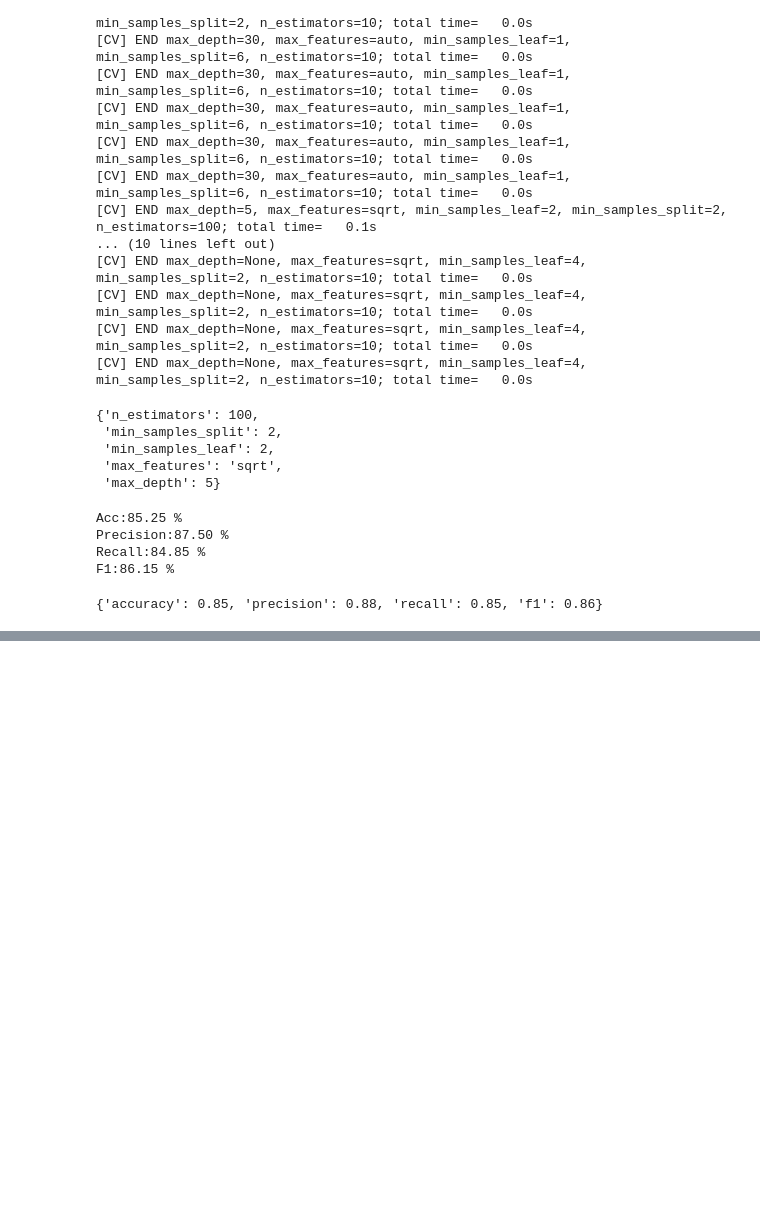
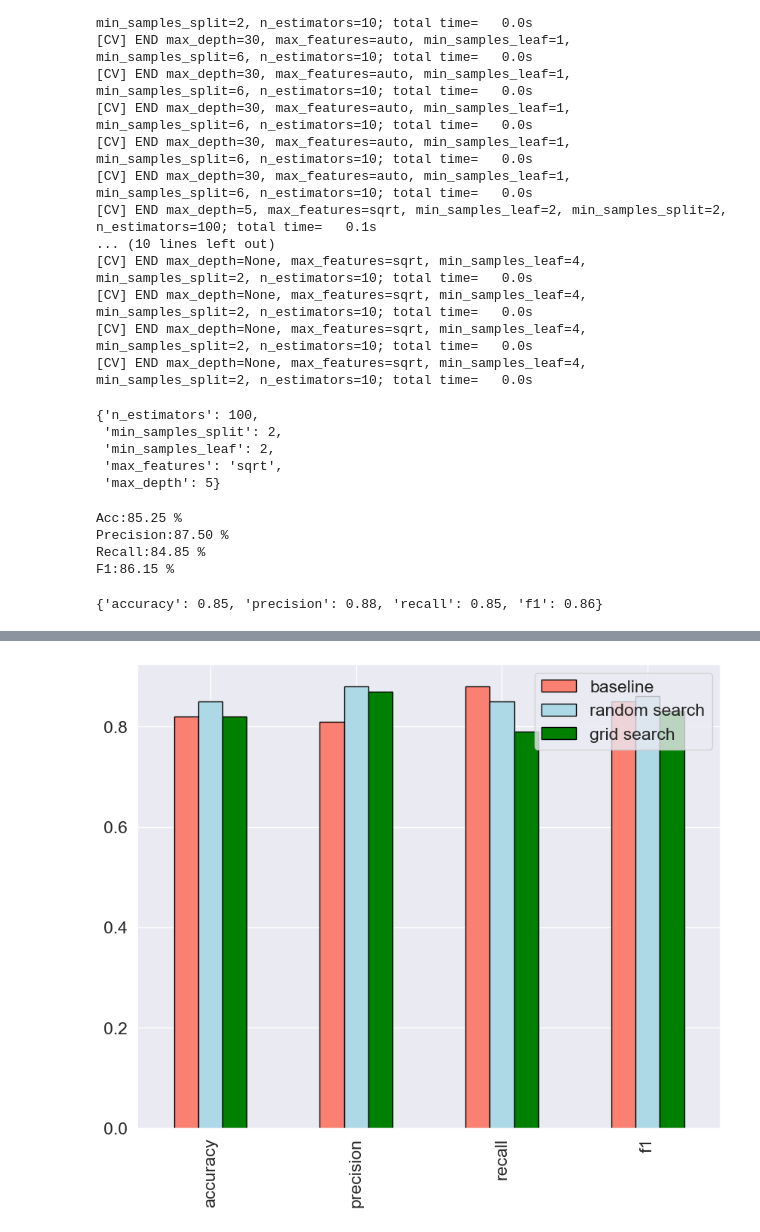
Before and after one commit to mageshyt/Machine-Learning-2023, a Jupyter notebook: SK learn/scikit-learn.ipynb, the cells around one changed output, grey strips where cells are left out. Drawn from its saved outputs; the diff is of its cells as text; code cells hidden in the pictures; blank space fills up the shorter version.

```diff
--- a/SK learn/scikit-learn.ipynb
+++ b/SK learn/scikit-learn.ipynb
@@ -1009,0 +1068,13 @@ F1:86.15 %
+# %%
+# compare the different models metrics
+
+compare_metrics = pd.DataFrame({"baseline": baseline_metrics,
+
+                                "random search": rs_metrics,
+
+                                "grid search": gs_metrics})
+
+compare_metrics.plot.bar(figsize=(10, 8),color=["salmon", "lightblue", "green"]
+                        ,edgecolor="black",);
+# %% [output]
+[figure, added]
```
Also changed, not shown: parts of 21 cells of this notebook, 5 other files.
